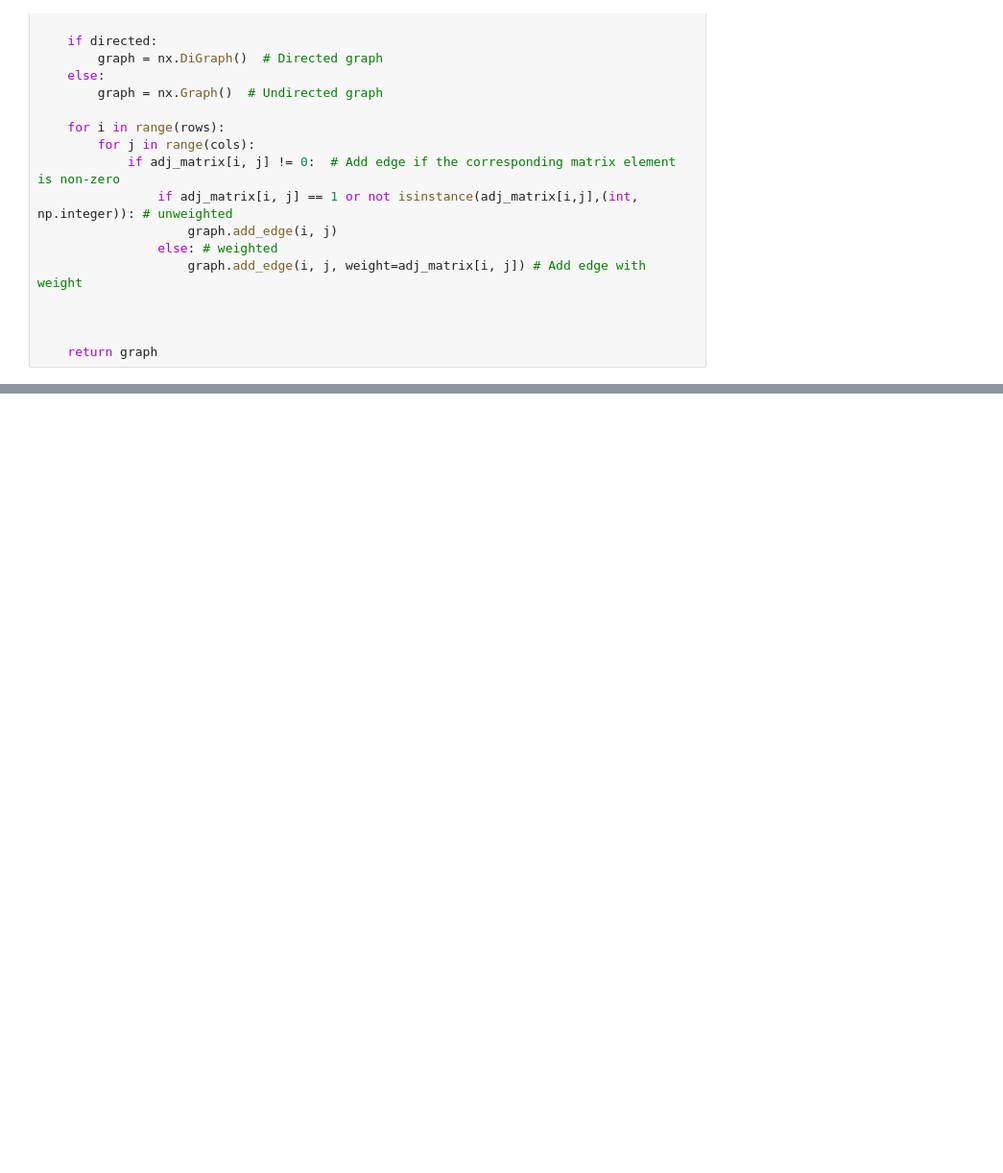
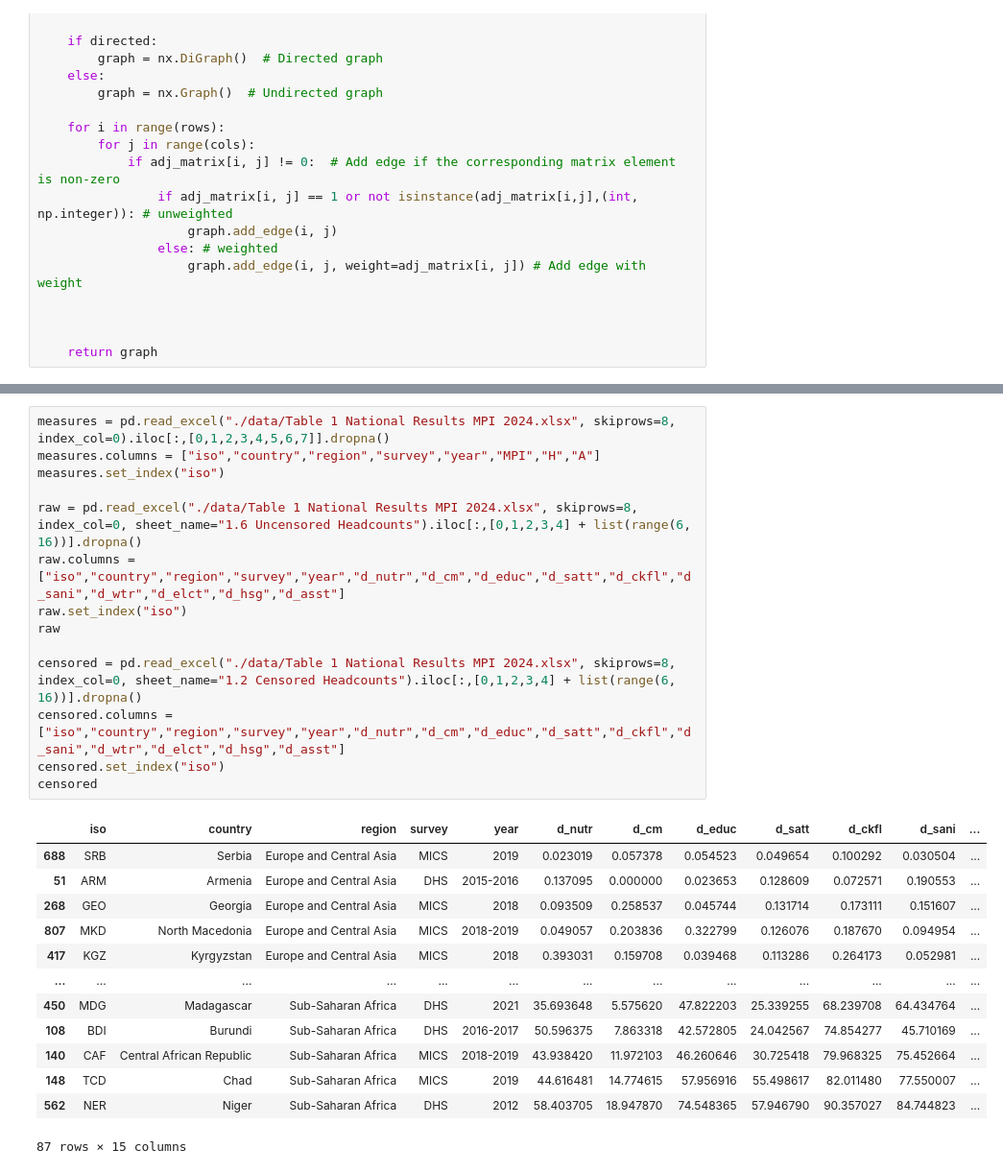
Before and after one commit to girelaignacio/DiscreteMarkovNetworkMPI, a Jupyter notebook: analysis_of_results.ipynb, the cells around one changed output, grey strips where cells are left out. Shown at 96% size. Saved outputs shown, nothing was run; the diff lists cells and outputs as text; blank space fills up the shorter version.

```diff
--- a/analysis_of_results.ipynb
+++ b/analysis_of_results.ipynb
@@ -193,0 +237,28 @@ list(map(degrees, all_adj_matrices))
+# %%
+measures = pd.read_excel("./data/Table 1 National Results MPI 2024.xlsx", skiprows=8, index_col=0).iloc[:,[0,1,2,3,4,5,6,7]].dropna()
+measures.columns = ["iso","country","region","survey","year","MPI","H","A"]
+measures.set_index("iso")
+
+raw = pd.read_excel("./data/Table 1 National Results MPI 2024.xlsx", skiprows=8, index_col=0, sheet_name="1.6 Uncensored Headcounts").iloc[:,[0,1,2,3,4] + list(range(6, 16))].dropna()
+raw.columns = ["iso","country","region","survey","year","d_nutr","d_cm","d_educ","d_satt","d_ckfl","d_sani","d_wtr","d_elct","d_hsg","d_asst"]
+raw.set_index("iso")
+raw
+
+censored = pd.read_excel("./data/Table 1 National Results MPI 2024.xlsx", skiprows=8, index_col=0, sheet_name="1.2 Censored Headcounts").iloc[:,[0,1,2,3,4] + list(range(6, 16))].dropna()
+censored.columns = ["iso","country","region","survey","year","d_nutr","d_cm","d_educ","d_satt","d_ckfl","d_sani","d_wtr","d_elct","d_hsg","d_asst"]
+censored.set_index("iso")
+censored
+# %% [output]
+|  | iso | country | region | survey | year | d_nutr | d_cm | d_educ | d_satt | d_ckfl | d_sani | ... |
+| 688 | SRB | Serbia | Europe and Central Asia | MICS | 2019 | 0.023019 | 0.057378 | 0.054523 | 0.049654 | 0.100292 | 0.030504 | ... |
+| 51 | ARM | Armenia | Europe and Central Asia | DHS | 2015-2016 | 0.137095 | 0.000000 | 0.023653 | 0.128609 | 0.072571 | 0.190553 | ... |
+| 268 | GEO | Georgia | Europe and Central Asia | MICS | 2018 | 0.093509 | 0.258537 | 0.045744 | 0.131714 | 0.173111 | 0.151607 | ... |
+| 807 | MKD | North Macedonia | Europe and Central Asia | MICS | 2018-2019 | 0.049057 | 0.203836 | 0.322799 | 0.126076 | 0.187670 | 0.094954 | ... |
+| 417 | KGZ | Kyrgyzstan | Europe and Central Asia | MICS | 2018 | 0.393031 | 0.159708 | 0.039468 | 0.113286 | 0.264173 | 0.052981 | ... |
+| ... | ... | ... | ... | ... | ... | ... | ... | ... | ... | ... | ... | ... |
+| 450 | MDG | Madagascar | Sub-Saharan Africa | DHS | 2021 | 35.693648 | 5.575620 | 47.822203 | 25.339255 | 68.239708 | 64.434764 | ... |
+| 108 | BDI | Burundi | Sub-Saharan Africa | DHS | 2016-2017 | 50.596375 | 7.863318 | 42.572805 | 24.042567 | 74.854277 | 45.710169 | ... |
+| 140 | CAF | Central African Republic | Sub-Saharan Africa | MICS | 2018-2019 | 43.938420 | 11.972103 | 46.260646 | 30.725418 | 79.968325 | 75.452664 | ... |
+| 148 | TCD | Chad | Sub-Saharan Africa | MICS | 2019 | 44.616481 | 14.774615 | 57.956916 | 55.498617 | 82.011480 | 77.550007 | ... |
+| 562 | NER | Niger | Sub-Saharan Africa | DHS | 2012 | 58.403705 | 18.947870 | 74.548365 | 57.946790 | 90.357027 | 84.744823 | ... |
+87 rows × 15 columns
```
Also changed, not shown: parts of 26 cells of this notebook, 1 other file.
